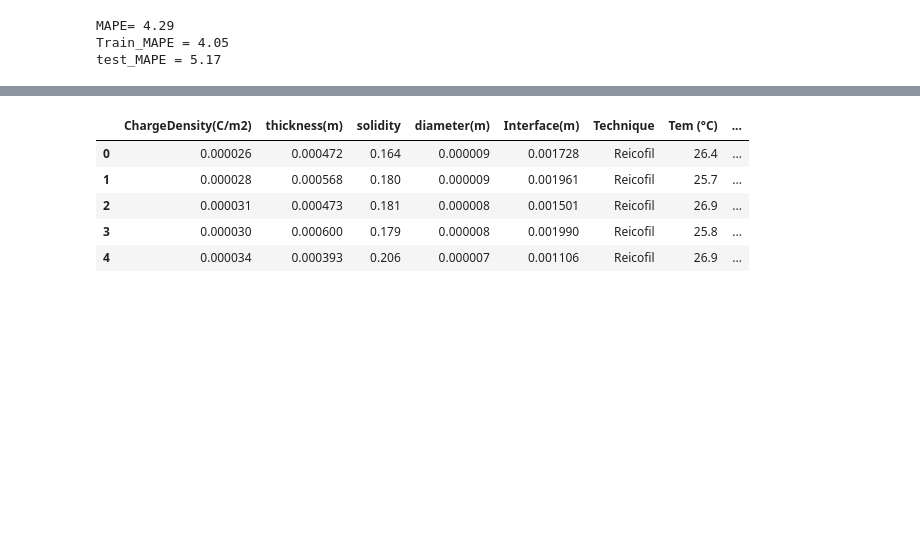
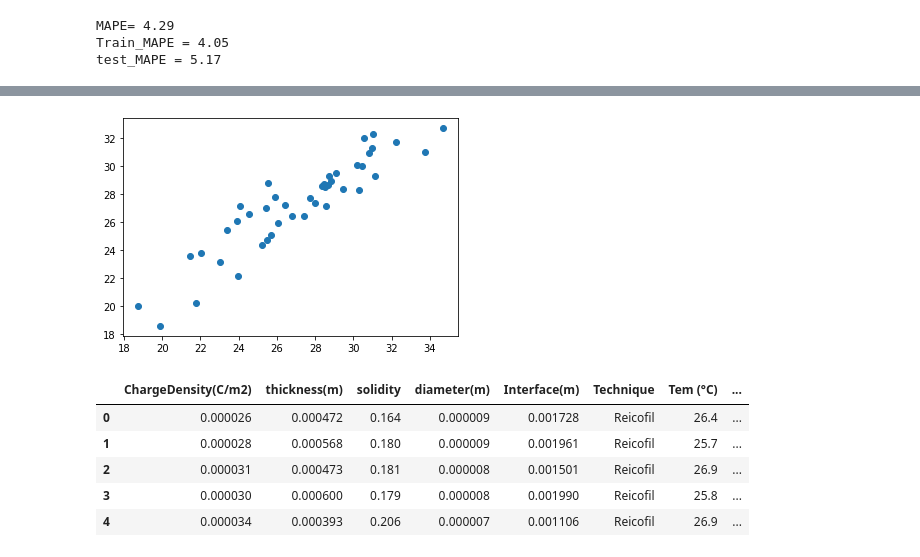
Before and after one commit to ywang1110/Modeling_Triboelectric_Performance, a Jupyter notebook: Humidity___SEBS.ipynb, the cells around one changed output, grey strips where cells are left out. Saved outputs shown, nothing was run; the diff lists cells and outputs as text; code cells hidden in the pictures; blank space fills up the shorter version.

```diff
--- a/Humidity___SEBS.ipynb
+++ b/Humidity___SEBS.ipynb
@@ -220,3 +229,9 @@ test_MAPE = 5.17
+# %%
+import matplotlib.pyplot as plt
+plt.scatter(data_val['ChargeDensity(uC/m2)'], data_val['Predicted(uC/m2)'])
+plt.show()
+# %% [output]
+[figure, added]
 # %%
 data_afterTheory = data_val.iloc[:, :10]
 data_afterTheory.head()
```
Also changed, not shown: parts of 1 cell of this notebook.
